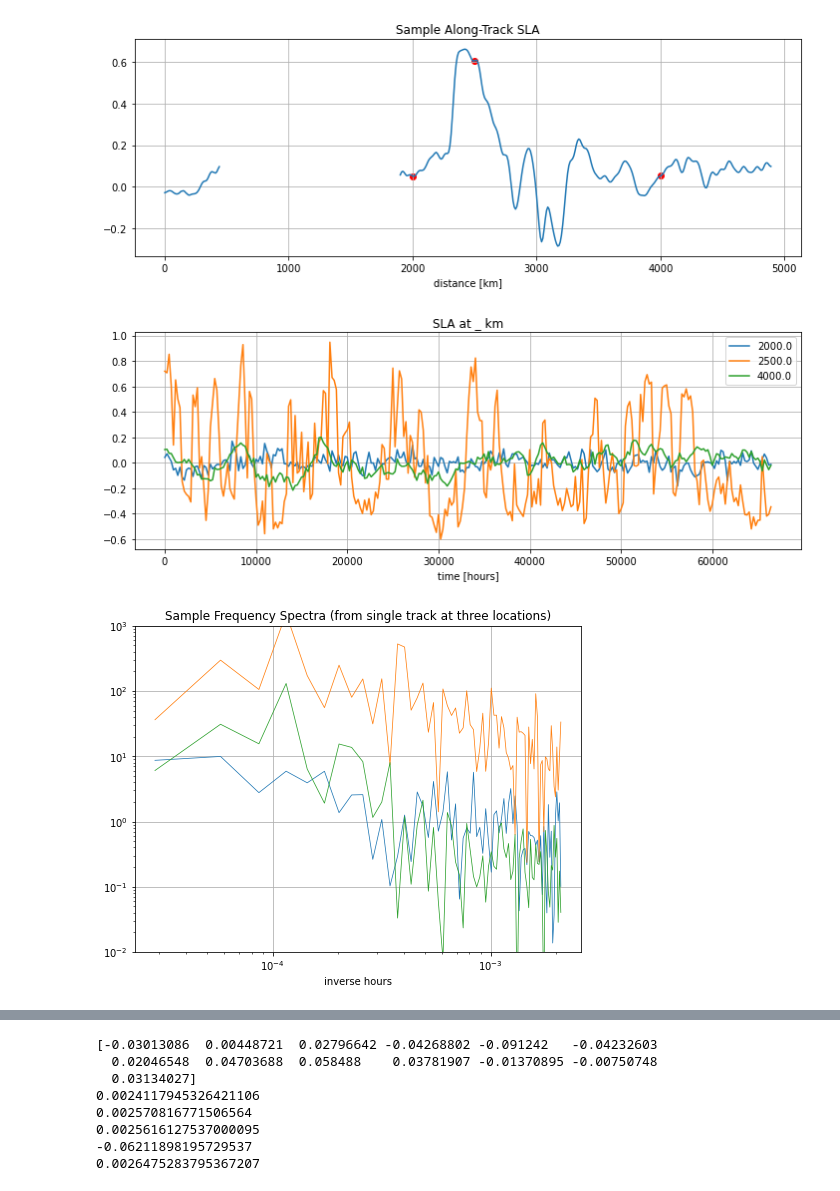
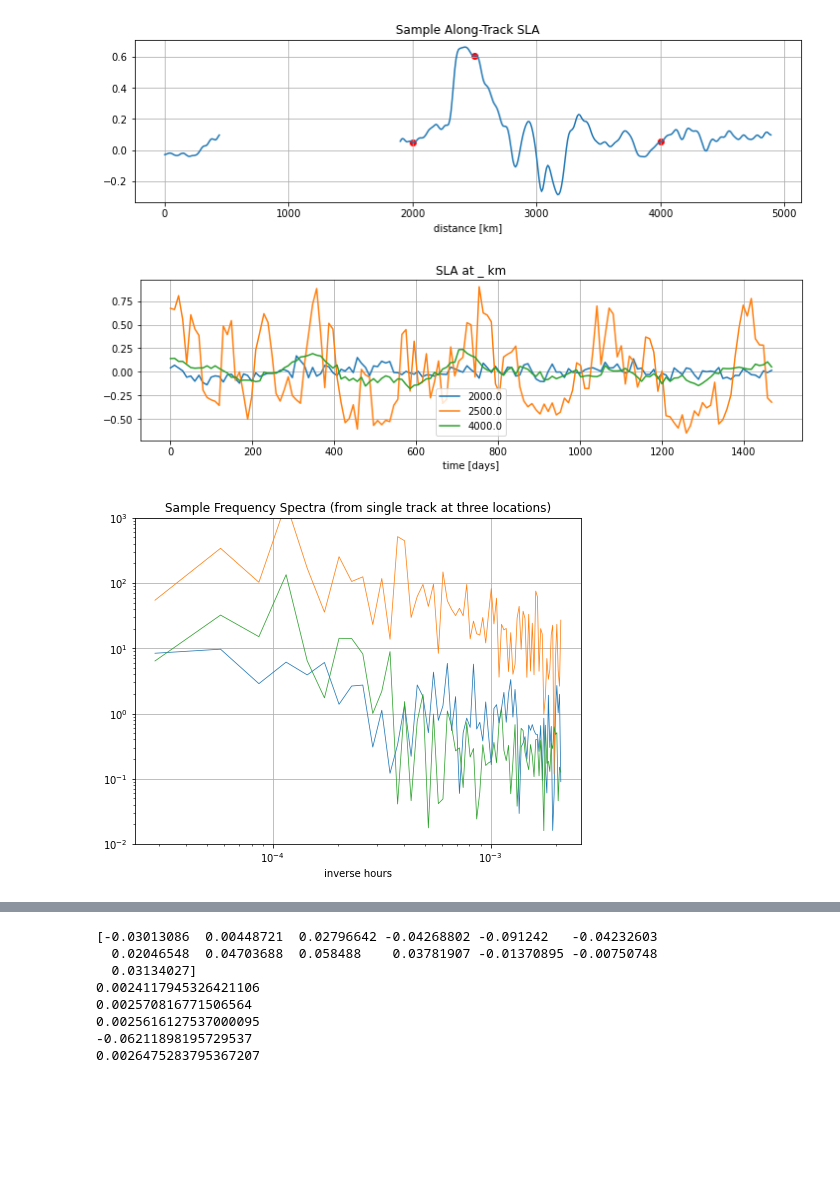
Before and after one commit to jakesteinberg/CPT, a Jupyter notebook: global_along_track_spectra.ipynb, the cells around one changed output, grey strips where cells are left out. Cells and saved outputs as stored; diff of their text form; code cells hidden in the pictures; blank space fills up the shorter version.

Commit message:
fixed interpolate nan function, calculated 2dspec

```diff
--- a/global_along_track_spectra.ipynb
+++ b/global_along_track_spectra.ipynb
@@ -57,7 +59,7 @@ year_time = np.mod(year_time_tot, 1)
 # -- mesoscale wavenumber band
 meso = [70, 250]
 # -- half width of window over which to compute spectra
-spec_win = 500  # should be at least as long meso[1], probably twice as large
+spec_win = 400  # should be at least as long meso[1], probably twice as large
 # -- number of samples in each spectral estimate
 spec_win_ind = np.int(spec_win / hor_grid_spacing)
 dx = hor_grid_spacing
@@ -70,11 +72,11 @@ k = np.linspace(0, 1.0/(2.0*dx), np.int(L/2))  # *2*np.pi;
 meso_ind = np.where((1/(k) >= meso[0]) & (1/(k) <= meso[-1]))[0]
 
 # temporal spectra
-dt = year_time_tot_s[2] - year_time_tot_s[1] # need a regular time step (should be regular from satellite, but maybe exceptions)
+# dt = year_time_tot_s[2] - year_time_tot_s[1] # need a regular time step (should be regular from satellite, but maybe exceptions)
 dt = 856716 / (60*60)  # ~ ten day repeat time (convert seconds to hours)
-t_win = (2*365*24) # temporal window == 2 years (in hours)
-t_win_ind = t_win / dt
-T = np.int(t_win_ind * 2) + 1
+t_win = (4*365*24)                         # temporal window == __ years (in hours)
+t_win_ind = np.int(np.round(t_win / dt))   # number of expected points in time series
+T = np.int(t_win_ind) + 1
 f = np.linspace(0, 1.0/(2.0*dt), np.int(T/2))
 
 # -- coarse grid
@@ -102,45 +104,53 @@ x_spec_cen_coarse = 4040
 spec_loc = np.where(this_x == x_spec_cen)[0][0]
 spec_loc_coarse = np.where((this_x_coarse == x_spec_cen_coarse))[0][0]
 # ----------------------------
-# %%
-t_grid = np.arange(dt, t_win*2, dt)  # in hours (~1457 days = 4 years)
-# t_grid[-1] / 24 / 365
+# %%
+# check that t_win is less than max value of this_time
+if np.nanmax(this_time) > t_win:
+    # create regular time grid
+    t_grid = np.arange(0, t_win+dt, dt)  # in hours (~1457 days = 4 years)
+else:
+    print('data time series is shorter than desired time span')
+
+# interpolate to regular time grid
+this_sla_2 = np.transpose(interpolate_nans(np.transpose(this_sla), this_time, 3))
+this_sla_tgrid = np.nan * np.ones((len(t_grid), len(this_x)))
+for i in range(len(this_x)):
+    this_sla_tgrid[:, i] = np.interp(t_grid, this_time, this_sla_2[:, i])
+# to be safe go back and interpolate any nans
+this_sla_tgrid_interp = interpolate_nans(this_sla_tgrid, this_x, 3)
 # %%
 f_spec_locs = 200, 250, 400
-fig, ax = plt.subplots(1,1,figsize=(12,4))
+fig, ax = plt.subplots(1,1,figsize=(12,3))
 ax.plot(this_x, this_sla[pass_index, :])
 ax.scatter(np.array([f_spec_locs])*10, this_sla[pass_index, f_spec_locs], color='r')
 ax.set_title('Sample Along-Track SLA')
 ax.set_xlabel('distance [km]')
 ax.grid()
 plt.show()
 
-fig, ax = plt.subplots(1,1,figsize=(12,4))
+fig, ax = plt.subplots(1,1,figsize=(12,3))
 for i in f_spec_locs:
-    ax.plot(this_time, this_sla_interp_t[:, i] - np.nanmean(this_sla_interp_t[:, i]), label=str(i * hor_grid_spacing))
+    ax.plot(t_grid/24, this_sla_tgrid_interp[:, i] - np.nanmean(this_sla_tgrid_interp[:, i]), label=str(i * hor_grid_spacing))
 ax.set_title('SLA at _ km')
-ax.set_xlabel('time [hours]')
+ax.set_xlabel('time [days]')
 handles, labels = ax.get_legend_handles_labels()
 ax.legend(handles, labels, fontsize=10)
 ax.grid()
 plt.show()
 # %% [output]
-[figure, old version]
+[figure, new version]
-[figure, old version]
+[figure, new version]
 # %%
 # temporal spectra test (compute at all locations along one track)
-t_grid = np.arange(dt, t_win*3, dt)  # in hours (~1457 days = 4 years)
-# interpolate nans
-this_sla_interp_t = np.transpose(interpolate_nans(np.transpose(this_sla), this_time, 2))
-
 fig, ax = plt.subplots(1,1,figsize=(8,6))
 for i in f_spec_locs:  # range(np.shape(this_sla)[1]):
-    this_sig0 = this_sla_interp_t[:, i]  # [time, distance]
+    this_sig0 = this_sla_tgrid_interp[:, i]  # [time, distance]
     # select time series of desired length
-    this_sig = this_sig0[0:np.int(np.round(t_win_ind * 2)) + 2]
+    this_sig = this_sig0[0:np.int(np.round(t_win_ind)) + 2]
     # interpolate to regular time grid
-    this_sig_grid0 = np.interp(t_grid[0:np.int(np.round(t_win_ind*2)) + 2], \
-                               this_time[0:np.int(np.round(t_win_ind*2)) + 2], this_sig)
+    this_sig_grid0 = np.interp(t_grid[0:np.int(np.round(t_win_ind)) + 2], \
+                               this_time[0:np.int(np.round(t_win_ind)) + 2], this_sig)
     this_sig_grid = this_sig_grid0 - np.nanmean(this_sig_grid0)
 
     LL = len(this_sig_grid)
@@ -159,4 +169,4 @@ plt.show()
 # 10**-4 = 400 days
 # 10**-3 = 42 days
 # %% [output]
-[figure, old version]
+[figure, new version]
```
Also changed, not shown: parts of 4 cells of this notebook, 4 other files.
